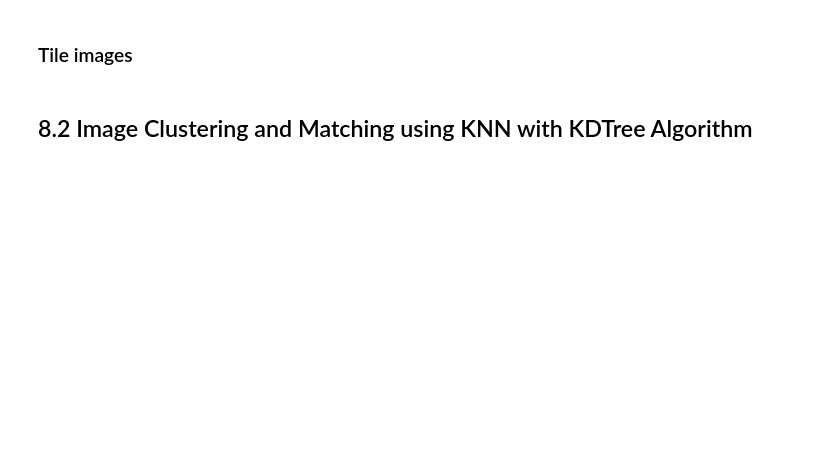
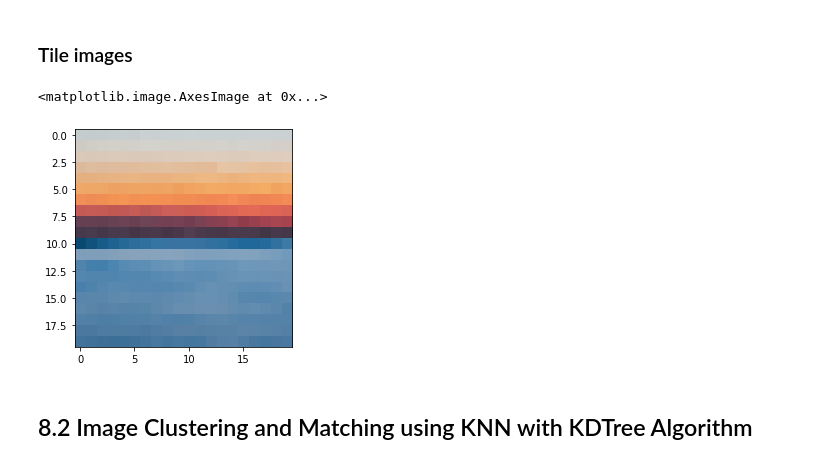
Before and after one commit to LittleLunar/image-processing-class, a Jupyter notebook: src/activity8.ipynb, the cells around one changed output. Saved outputs shown, nothing was run; the diff lists cells and outputs as text; code cells hidden in the pictures; blank space fills up the shorter version.

```diff
--- a/src/activity8.ipynb
+++ b/src/activity8.ipynb
@@ -24,12 +47,19 @@ tile_size = (height, width) = main_image.shape[:2]
 ### Tile images
 # %%
 # Collect filenames of all tile images
-All_files = glob.glob()
+All_files = glob.glob('./assets/pexels/Background/*.jpg')
 # %%
 # Load tile images and resize to tile_size
 tiles=[]
-tile = load_img(target_size=tile_size)
-tiles.append(tile)
+for file in All_files:
+  tile = image.load_img(file, target_size=tile_size)
+
+  tiles.append(tile)
+# %%
+plt.imshow(tiles[0])
+# %% [output]
+<matplotlib.image.AxesImage at 0x...>
+[figure, added]
 # %%
 # Create array of average (mean) color of each tile image
 Tile_features = []
```
Also changed, not shown: parts of 8 cells of this notebook, 1 other file.
